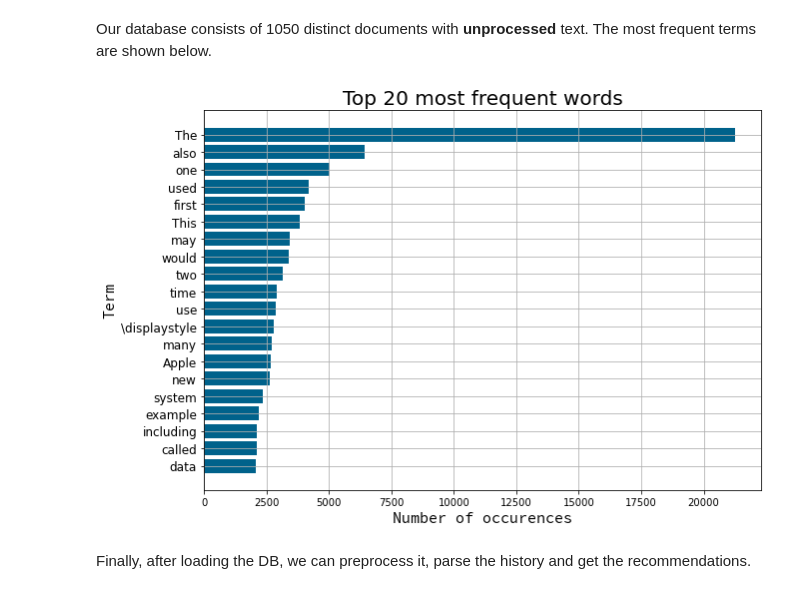
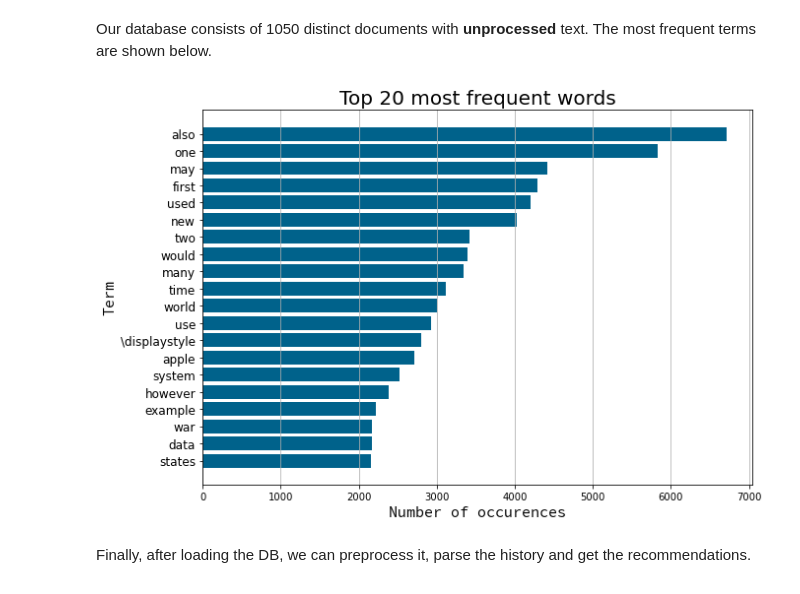
Before and after one commit to alessandro1802/page-recommender-system, a Jupyter notebook: project.ipynb, the cells around one changed output. Saved outputs shown, nothing was run; the diff lists cells and outputs as text; code cells hidden in the pictures.

Commit message:
small frequency plot changes

```diff
--- a/project.ipynb
+++ b/project.ipynb
@@ -291,37 +291,37 @@ dbLinks, dbTexts = readDataBase("database")
 termCount = dict()
 stopWords = stopwords.words('english')
 for text in dbTexts:
-    for t in word_tokenize(text):
+    for t in word_tokenize(text.lower()):
         if (
             (t not in stopWords) and # exclude stop-words
             (t not in punctuation) and # exclude punctuation
             (len(t) > 2) and # don't process tokens of size < 3
             (not any(char.isdigit() for char in t)) # don't process tokens containing digits
         ):
             if t in termCount:
                 termCount[t] += 1
             else:
                 termCount[t] = 1
 # Sort them
 termCount = dict(sorted(termCount.items(), key = lambda item: item[1], reverse=True))
 # Plot top `k` most frequent
 k = 20
 plt.figure(figsize=(10,7))
 plt.barh(list(termCount.keys())[k-1::-1],
          list(termCount.values())[k-1::-1],
          color = '#00628b')
 
 plt.title(f"Top {k} most frequent words", fontdict = {'size':20})
 font = {'family': 'source code pro','size': 15}
 plt.xlabel("Number of occurences", fontdict = font)
 plt.xticks(fontsize=10)
 plt.ylabel("Term", fontdict = font)
 plt.yticks(fontsize=12)
 
-plt.grid()
+plt.grid(axis = 'x')
 plt.show()
 # %% [output]
-[figure, old version]
+[figure, new version]
 # %% [markdown]
 Finally, after loading the DB, we can preprocess it, parse the history and get the recommendations.
 # %%
```
Also changed, not shown: parts of 4 cells of this notebook.
